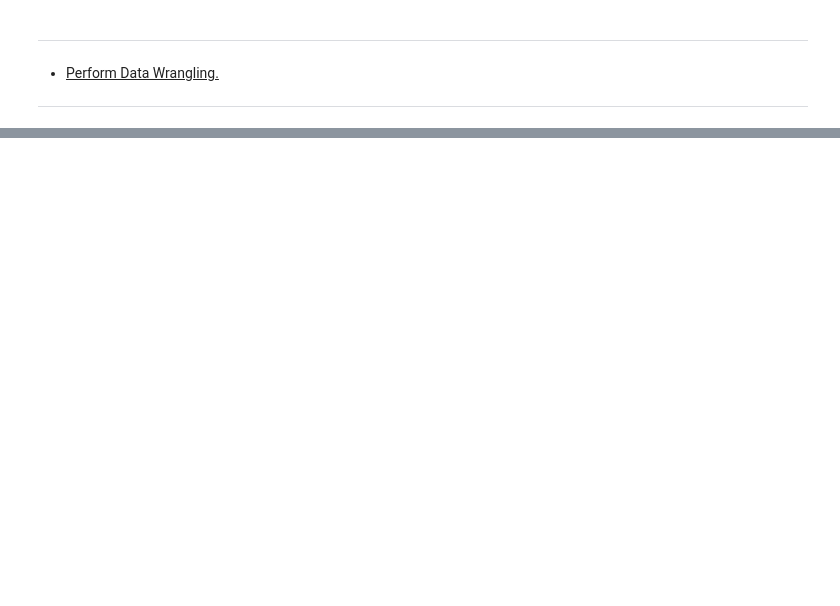
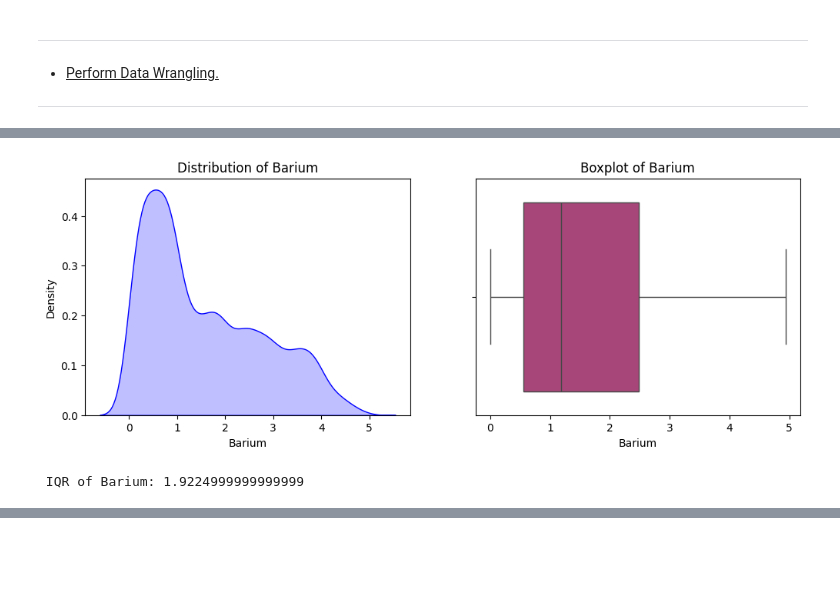
Before and after one commit to Sandipan-Roy/sr, a Jupyter notebook: ML/Classification/RandomForest/RandomForest_SandipanRoy_1_20260316.ipynb, the cells around one changed output, grey strips where cells are left out. Saved outputs shown, nothing was run; the diff lists cells and outputs as text; code cells hidden in the pictures; blank space fills up the shorter version.

```diff
--- a/ML/Classification/RandomForest/RandomForest_SandipanRoy_1_20260316.ipynb
+++ b/ML/Classification/RandomForest/RandomForest_SandipanRoy_1_20260316.ipynb
@@ -208,0 +672,5 @@ def acquire_data(url, sourceType="csv", verbose=False):
+# %%
+plot_univariate_distribution(clean_data, column="barium", plot_type="boxplot")
+# %% [output]
+[figure, added]
+ IQR of Barium: 1.9224999999999999
```
Also changed, not shown: parts of 139 cells of this notebook, 18 other files.
